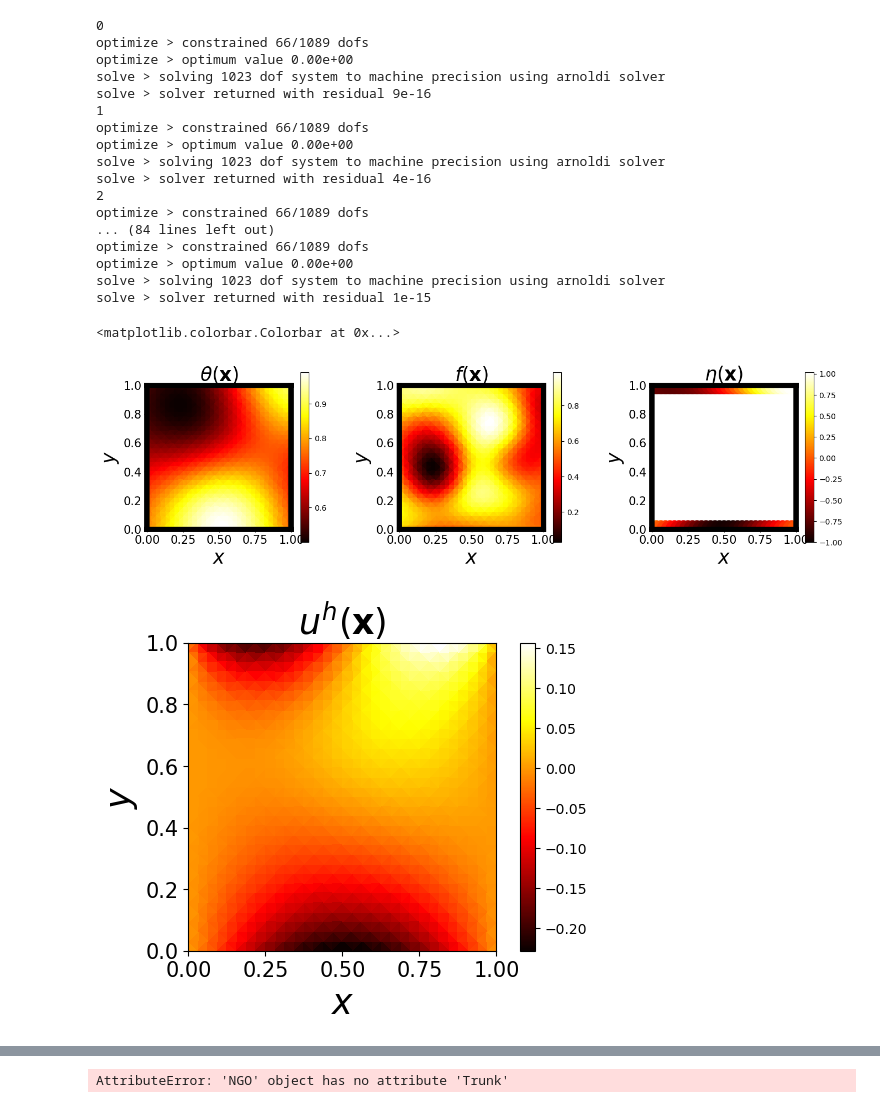
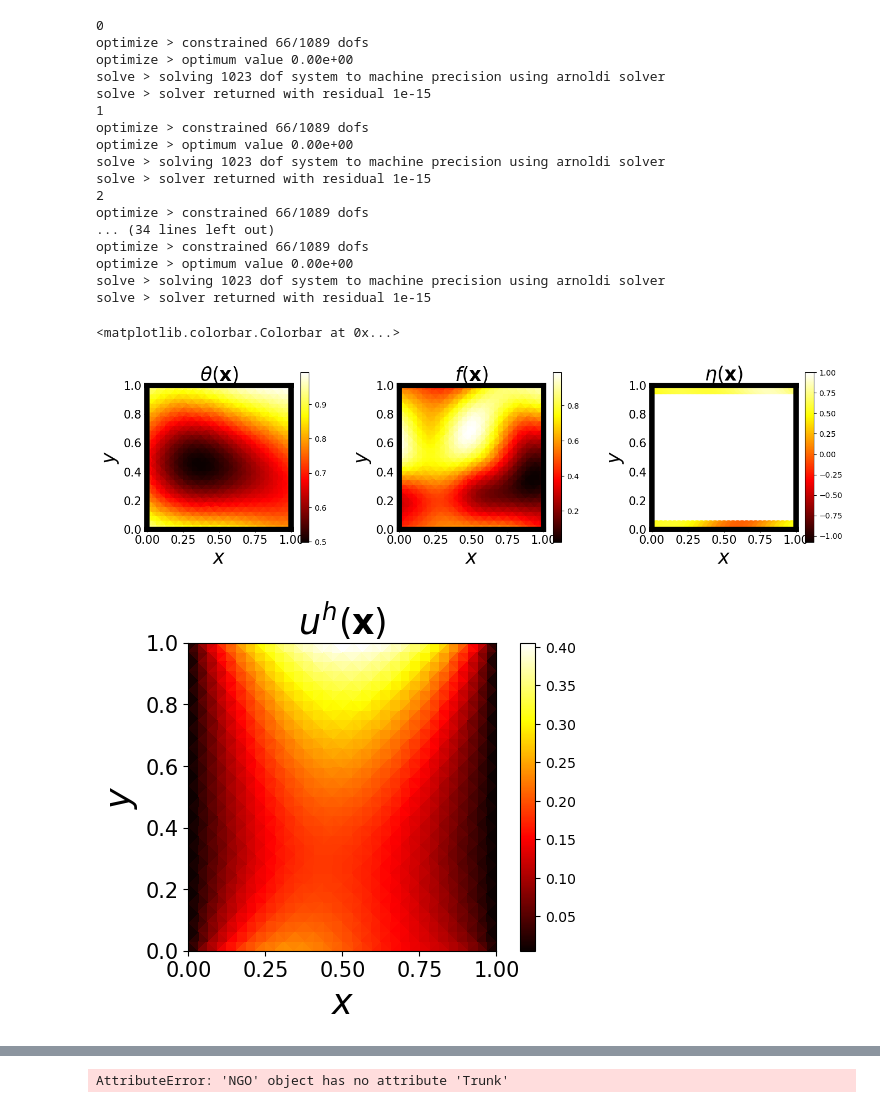
Before and after one commit to JoostHMPrins/ngo, a Jupyter notebook: analysisnotebooks/hc2dpredictions.ipynb, the cells around one changed output, grey strips where cells are left out. Saved outputs shown, nothing was run; the diff lists cells and outputs as text; code cells hidden in the pictures.

```diff
--- a/analysisnotebooks/hc2dpredictions.ipynb
+++ b/analysisnotebooks/hc2dpredictions.ipynb
@@ -47,7 +52,7 @@ inputdataparams = {'theta': p_theta,
           'f': p_f,
           'eta': p_eta}
 
-trainingdataparams = {'N_samples': 20}
+trainingdataparams = {'N_samples': 10}
 
 params = {}
 params['simparams'] = simparams
@@ -82,21 +87,21 @@ for i in range(trainingdataparams['N_samples']):
 optimize > constrained 66/1089 dofs
 optimize > optimum value 0.00e+00
 solve > solving 1023 dof system to machine precision using arnoldi solver
-solve > solver returned with residual 9e-16
+solve > solver returned with residual 1e-15
 1
 optimize > constrained 66/1089 dofs
 optimize > optimum value 0.00e+00
 solve > solving 1023 dof system to machine precision using arnoldi solver
-solve > solver returned with residual 4e-16
+solve > solver returned with residual 1e-15
 2
 optimize > constrained 66/1089 dofs
-... (84 lines left out)
+... (34 lines left out)
 optimize > constrained 66/1089 dofs
 optimize > optimum value 0.00e+00
 solve > solving 1023 dof system to machine precision using arnoldi solver
 solve > solver returned with residual 1e-15
 # %%
-i=4
+i=0
 
 #plot
 fig, axs = plt.subplots(1,3, figsize=(16, 4))
@@ -155,36 +160,36 @@ fig = ax.scatter(x[x[:,1]==1,0], x[x[:,1]==1,1], c=etatset.grfs_ngo[i](x)[x[:,1]
 ax.tick_params(axis='both', labelsize=size_ticklabels)
 ax.ticklabel_format(style='sci', scilimits=[-3,3])
 ax.set_xlabel(r'$x$', fontsize=size_axeslabels)
 ax.set_ylabel(r'$y$', fontsize=size_axeslabels)
 ax.set_xlim(0,1)
 ax.set_ylim(0,1)
 # ax.legend(fontsize=20)
 ax.set_box_aspect(1)
 plt.setp(ax.spines.values(), lw=box_lw, color='black', alpha=1);
 plt.colorbar(fig)
 # ax.grid()
 
-plt.savefig("hc2d_theta_f_eta.svg", bbox_inches='tight', transparent=True)
+# plt.savefig("hc2d_theta_f_eta.svg", bbox_inches='tight', transparent=True)
 
 fig, ax = plt.subplots(1,1, figsize=(6, 4))
 fig.subplots_adjust(left=None, bottom=None, right=None, top=None, wspace=0.4, hspace=0.4)
 
 fig = ax.tripcolor(x[:,0], x[:,1], u_array[i], cmap='hot')
 ax.set_title(r"$u^h(\mathbf{x})$", fontsize=size_title)
 ax.tick_params(axis='both', labelsize=size_ticklabels)
 ax.ticklabel_format(style='sci', scilimits=[-3,3])
 ax.set_xlabel(r'$x$', fontsize=size_axeslabels)
 ax.set_ylabel(r'$y$', fontsize=size_axeslabels)
 ax.set_xlim(0,1)
 ax.set_ylim(0,1)
 ax.set_aspect('equal')
 plt.colorbar(fig)
 
 # plt.savefig("hc2d_u.pdf", bbox_inches='tight')
 # %% [output]
 <matplotlib.colorbar.Colorbar at 0x...>
-[figure, old version]
+[figure, new version]
-[figure, old version]
+[figure, new version]
 # %%
 from VarMiON import VarMiON
 from RegularNN import RegularNN
```
Also changed, not shown: parts of 14 cells of this notebook, 2 other files.
